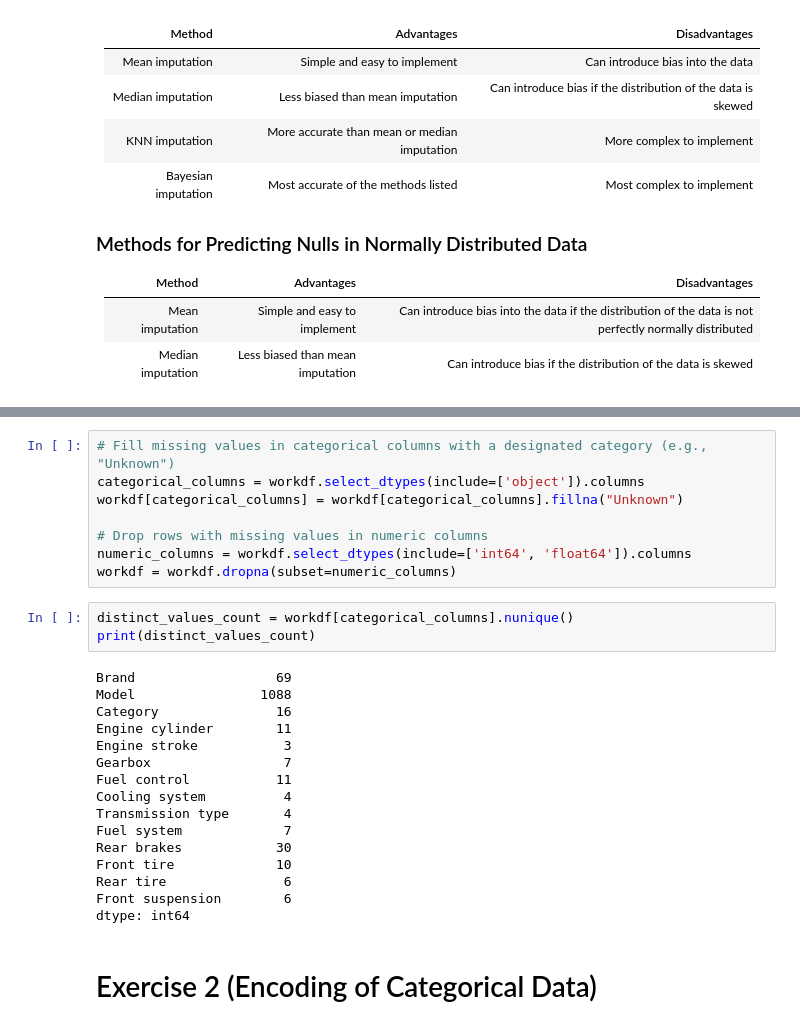
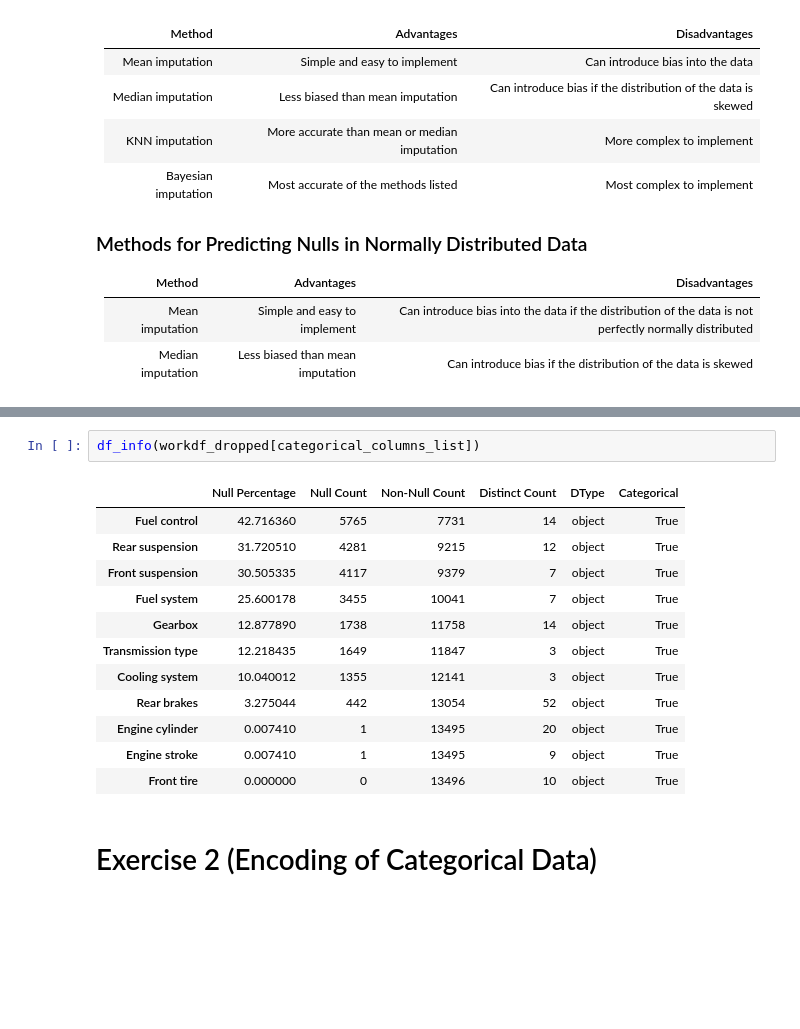
Before and after one commit to Sepehr-A/CLA_Project, a Jupyter notebook: PCA_HW/PCA_HW.ipynb, the cells around one changed output, grey strips where cells are left out. Saved outputs shown, nothing was run; the diff lists cells and outputs as text; blank space fills up the shorter version.

```diff
--- a/PCA_HW/PCA_HW.ipynb
+++ b/PCA_HW/PCA_HW.ipynb
@@ -258,29 +258,17 @@ dtype: float64
-# %%
-# Fill missing values in categorical columns with a designated category (e.g., "Unknown")
-categorical_columns = workdf.select_dtypes(include=['object']).columns
-workdf[categorical_columns] = workdf[categorical_columns].fillna("Unknown")
-
-# Drop rows with missing values in numeric columns
-numeric_columns = workdf.select_dtypes(include=['int64', 'float64']).columns
-workdf = workdf.dropna(subset=numeric_columns)
-# %%
-distinct_values_count = workdf[categorical_columns].nunique()
-print(distinct_values_count)
-# %% [output]
-Brand                  69
-Model                1088
-Category               16
-Engine cylinder        11
-Engine stroke           3
-Gearbox                 7
-Fuel control           11
-Cooling system          4
-Transmission type       4
-Fuel system             7
-Rear brakes            30
-Front tire             10
-Rear tire               6
-Front suspension        6
-dtype: int64
+# %%
+df_info(workdf_dropped[categorical_columns_list])
+# %% [output]
+|  | Null Percentage | Null Count | Non-Null Count | Distinct Count | DType | Categorical |
+| Fuel control | 42.716360 | 5765 | 7731 | 14 | object | True |
+| Rear suspension | 31.720510 | 4281 | 9215 | 12 | object | True |
+| Front suspension | 30.505335 | 4117 | 9379 | 7 | object | True |
+| Fuel system | 25.600178 | 3455 | 10041 | 7 | object | True |
+| Gearbox | 12.877890 | 1738 | 11758 | 14 | object | True |
+| Transmission type | 12.218435 | 1649 | 11847 | 3 | object | True |
+| Cooling system | 10.040012 | 1355 | 12141 | 3 | object | True |
+| Rear brakes | 3.275044 | 442 | 13054 | 52 | object | True |
+| Engine cylinder | 0.007410 | 1 | 13495 | 20 | object | True |
+| Engine stroke | 0.007410 | 1 | 13495 | 9 | object | True |
+| Front tire | 0.000000 | 0 | 13496 | 10 | object | True |
 # %% [markdown]
 # Exercise 2 (Encoding of Categorical Data)
```
Also changed, not shown: parts of 67 cells of this notebook.
